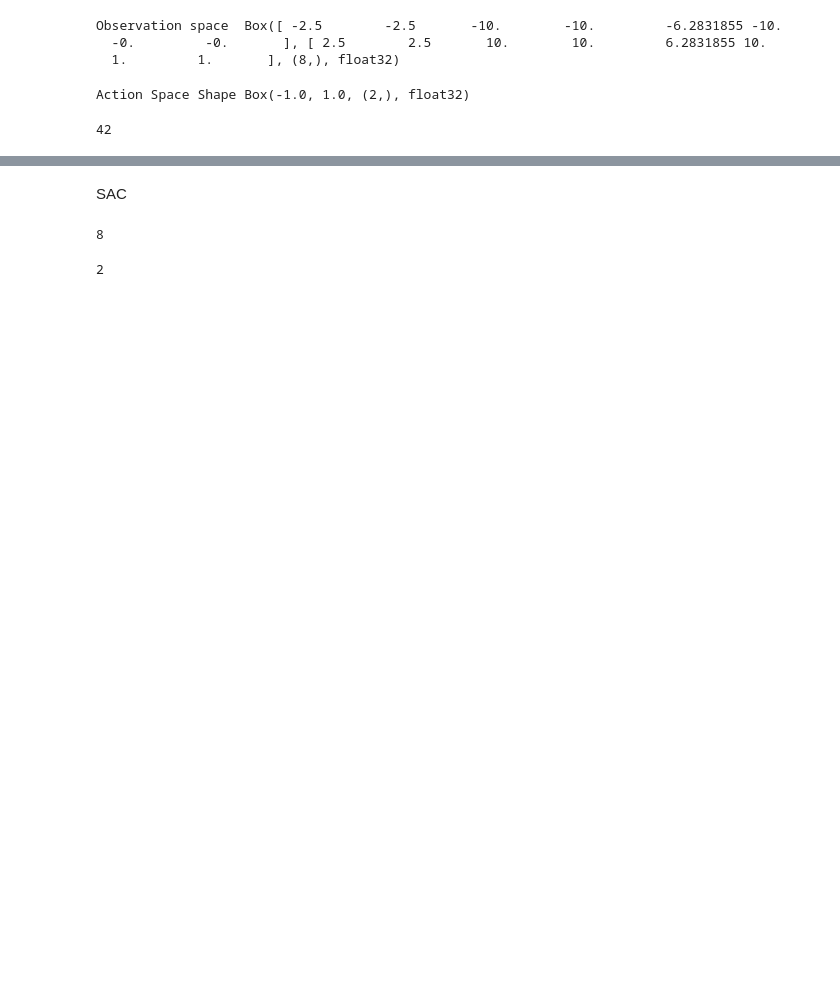
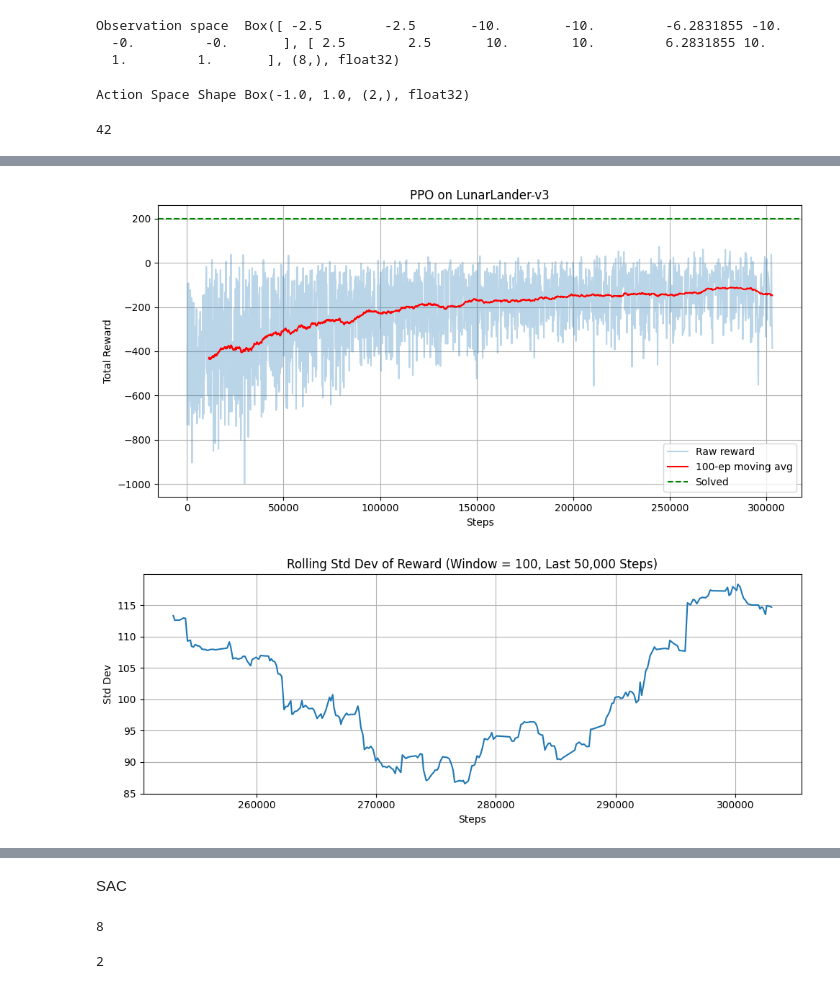
Before and after one commit to EltonSilva97/Solving-Blackjack-and-Lunar-Lander-Environments, a Jupyter notebook: Lunar Lander.ipynb, the cells around one changed output, grey strips where cells are left out. Saved outputs shown, nothing was run; the diff lists cells and outputs as text; code cells hidden in the pictures; blank space fills up the shorter version.

```diff
--- a/Lunar Lander.ipynb
+++ b/Lunar Lander.ipynb
@@ -235,2 +314,3 @@ class PPOAgent:
 # %%
-agent = PPOAgent(ENV)
+agent = PPOAgent(ENV, clip_eps=0.1, lr=1e-4)
+agent.model.to(device)
@@ -277,0 +330,5 @@ def evaluate(model, episodes=3):
+# %%
+agent.plot_rewards(reward_history, step_log, step_rewards)
+# %% [output]
+[figure, added]
+[figure, added]
```
Also changed, not shown: parts of 26 cells of this notebook, 14 other files.
